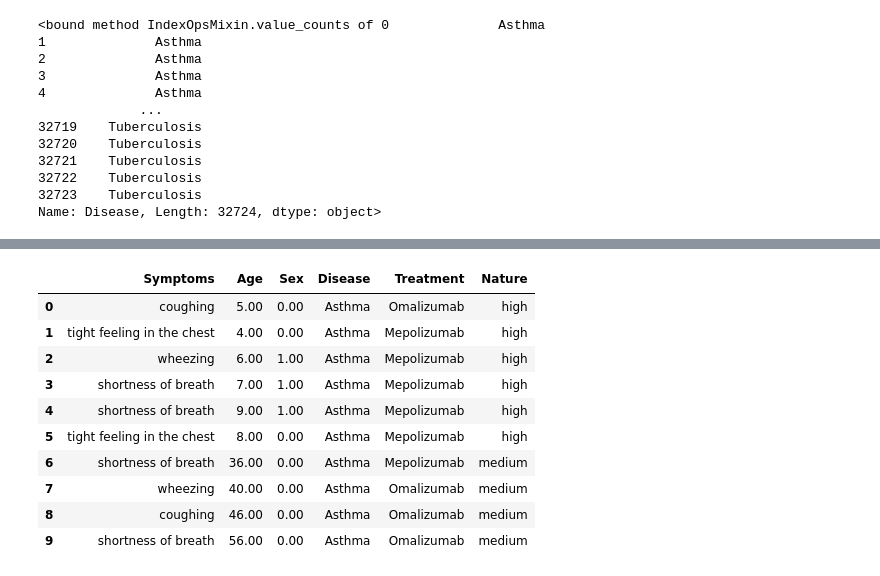
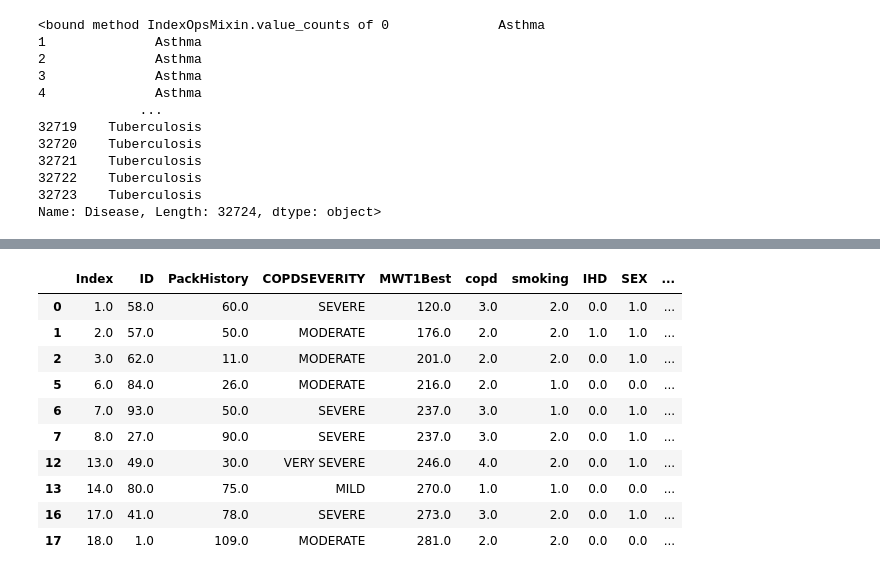
Before and after one commit to TrishS7777/Capstone_Project_2025_Patricia_Sullivan1, a Jupyter notebook: CapstoneProject2025PatriciaSullivan.ipynb, the cells around one changed output, grey strips where cells are left out. Saved outputs shown, nothing was run; the diff lists cells and outputs as text; code cells hidden in the pictures.

```diff
--- a/CapstoneProject2025PatriciaSullivan.ipynb
+++ b/CapstoneProject2025PatriciaSullivan.ipynb
@@ -706,0 +681,10 @@ print(copd_dataset3_cleaned)
+# %%
+# Merge merged_copd_dataset1 with copd_dataset3 using concat based on the Index column
+# Merge the 2 different Age columns from the datasets based on the index column and combine all rows from both datasets with concat
+merged_copd_dataset2 = pd.concat([merged_copd_dataset1_cleaned, copd_dataset3_cleaned], axis = 1)
+
+merged_copd_dataset2['Ages'] = merged_copd_dataset2[['AGE','Age']].bfill(axis = 1).iloc[:,0].astype(int)
+merged_copd_dataset2.drop(columns=['AGE','Age'], inplace=True)
+
+
+print(merged_copd_dataset2)
@@ -711,6 +728,0 @@ Index(['Unnamed: 0', 'ID', 'PackHistory', 'COPDSEVERITY', 'MWT1Best', 'copd', 'g
-# %%
-# Merge 2 different datasets based on the index column and combine all rows from both datasets with concat
-merged_copd_dataset2 = pd.concat([merged_copd_dataset1, copd_dataset3_cleaned], axis = 1)
-merged_copd_dataset2['Age'] = merged_copd_dataset2[['AGE','Age']].bfill(axis = 1).iloc[:,0]
-merged_copd_dataset2.drop(columns=['AGE', 'Age'], inplace=True)
-print(merged_copd_dataset2)
@@ -731,0 +729,4 @@ print(merged_copd_dataset2)
+# %%
+
+# Rename the Unnamed: 0 = Index column to Sex so it can be merged the Sex Column when joined in merged_copd_dataset2
+merged_copd_dataset2 = merged_copd_dataset2.rename(columns={'Unnamed: 0':'Index'})
@@ -732,9 +742,10 @@ print(merged_copd_dataset2)
 # %%
 #Clean dataset(s)
 #Define my program to clean my dataset.
-def clean_cd(merged_copd_dataset2):
+def clean_cd4(merged_copd_dataset2):
 
    #Drop rows with missing values.
    merged_copd_dataset2 = merged_copd_dataset2.dropna()
+
    return merged_copd_dataset2
-print(merged_copd_dataset2)
+#print(merged_copd_dataset2)
@@ -756,18 +752,17 @@ print(merged_copd_dataset2)
 # %%
-
 # call my function to clean my data, drop unnecessary columns, and print out the result to make sure the
 # correct columns were cleaned and dropped.
-copd_dataset3_cleaned = clean_cd(copd_dataset3)
-copd_dataset3_cleaned.head(10)
+merged_copd_dataset2_cleaned = clean_cd4(merged_copd_dataset2)
+merged_copd_dataset2_cleaned.head(10)
 # %% [output]
-|  | Symptoms | Age | Sex | Disease | Treatment | Nature |
-| 0 | coughing | 5.00 | 0.00 | Asthma | Omalizumab | high |
-| 1 | tight feeling in the chest | 4.00 | 0.00 | Asthma | Mepolizumab | high |
-| 2 | wheezing | 6.00 | 1.00 | Asthma | Mepolizumab | high |
-| 3 | shortness of breath | 7.00 | 1.00 | Asthma | Mepolizumab | high |
-| 4 | shortness of breath | 9.00 | 1.00 | Asthma | Mepolizumab | high |
-| 5 | tight feeling in the chest | 8.00 | 0.00 | Asthma | Mepolizumab | high |
-| 6 | shortness of breath | 36.00 | 0.00 | Asthma | Mepolizumab | medium |
-| 7 | wheezing | 40.00 | 0.00 | Asthma | Omalizumab | medium |
-| 8 | coughing | 46.00 | 0.00 | Asthma | Omalizumab | medium |
-| 9 | shortness of breath | 56.00 | 0.00 | Asthma | Omalizumab | medium |
+|  | Index | ID | PackHistory | COPDSEVERITY | MWT1Best | copd | smoking | IHD | SEX | ... |
+| 0 | 1.0 | 58.0 | 60.0 | SEVERE | 120.0 | 3.0 | 2.0 | 0.0 | 1.0 | ... |
+| 1 | 2.0 | 57.0 | 50.0 | MODERATE | 176.0 | 2.0 | 2.0 | 1.0 | 1.0 | ... |
+| 2 | 3.0 | 62.0 | 11.0 | MODERATE | 201.0 | 2.0 | 2.0 | 0.0 | 1.0 | ... |
+| 5 | 6.0 | 84.0 | 26.0 | MODERATE | 216.0 | 2.0 | 1.0 | 0.0 | 0.0 | ... |
+| 6 | 7.0 | 93.0 | 50.0 | SEVERE | 237.0 | 3.0 | 1.0 | 0.0 | 1.0 | ... |
+| 7 | 8.0 | 27.0 | 90.0 | SEVERE | 237.0 | 3.0 | 2.0 | 0.0 | 1.0 | ... |
+| 12 | 13.0 | 49.0 | 30.0 | VERY SEVERE | 246.0 | 4.0 | 2.0 | 0.0 | 1.0 | ... |
+| 13 | 14.0 | 80.0 | 75.0 | MILD | 270.0 | 1.0 | 1.0 | 0.0 | 0.0 | ... |
+| 16 | 17.0 | 41.0 | 78.0 | SEVERE | 273.0 | 3.0 | 2.0 | 0.0 | 1.0 | ... |
+| 17 | 18.0 | 1.0 | 109.0 | MODERATE | 281.0 | 2.0 | 2.0 | 0.0 | 0.0 | ... |
```
Also changed, not shown: parts of 62 cells of this notebook.
